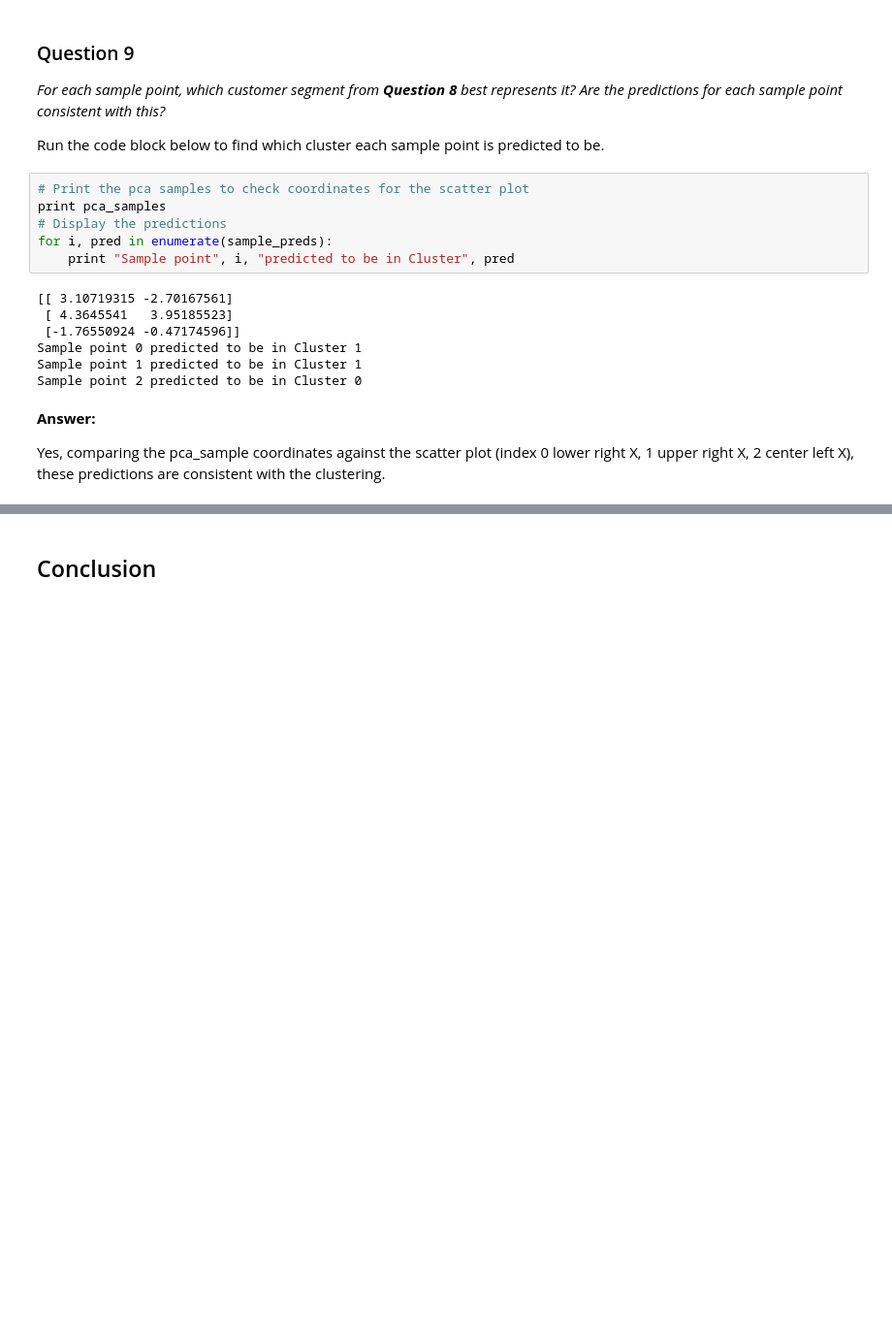
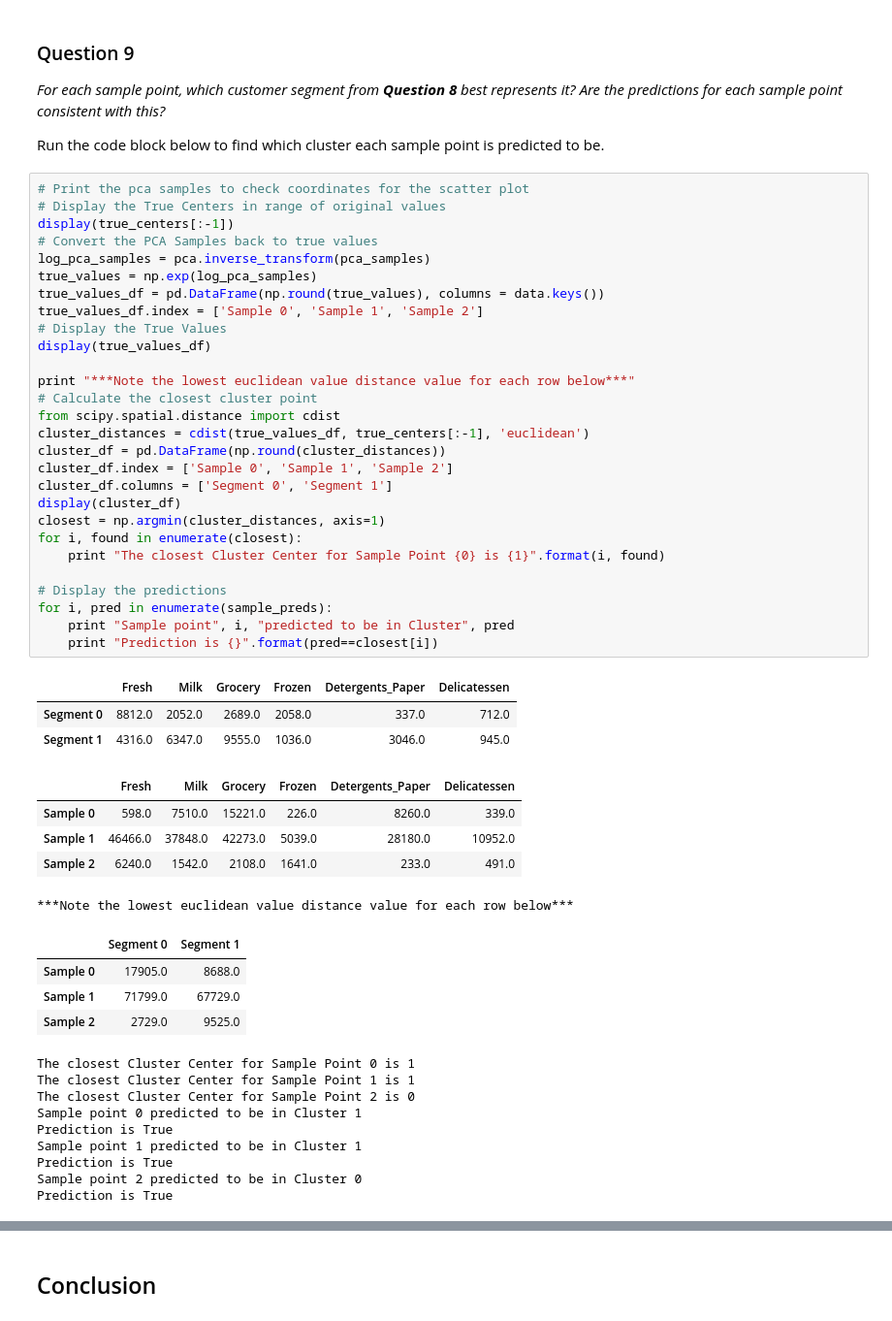
Before and after one commit to gilakos/machine-learning, a Jupyter notebook: projects/creating_customer_segments/customer_segments.ipynb, the cells around one changed output, grey strips where cells are left out. Shown: that part at 97% size. Cells and saved outputs as stored; diff of their text form; blank space fills up the shorter version.

```diff
--- a/projects/creating_customer_segments/customer_segments.ipynb
+++ b/projects/creating_customer_segments/customer_segments.ipynb
@@ -465,20 +481,53 @@ These two market segments could be described as Segment 0 being a cafe/restauran
 *For each sample point, which customer segment from* ***Question 8*** *best represents it? Are the predictions for each sample point consistent with this?*
 
 Run the code block below to find which cluster each sample point is predicted to be.
-# %%
-# Print the pca samples to check coordinates for the scatter plot
-print pca_samples
-# Display the predictions
-for i, pred in enumerate(sample_preds):
-    print "Sample point", i, "predicted to be in Cluster", pred
-# %% [output]
-[[ 3.10719315 -2.70167561]
- [ 4.3645541   3.95185523]
- [-1.76550924 -0.47174596]]
-Sample point 0 predicted to be in Cluster 1
-Sample point 1 predicted to be in Cluster 1
-Sample point 2 predicted to be in Cluster 0
-# %% [markdown]
-**Answer:**
-
-Yes, comparing the pca_sample coordinates against the scatter plot (index 0 lower right X, 1 upper right X, 2 center left X), these predictions are consistent with the clustering.
+# %%
+# Print the pca samples to check coordinates for the scatter plot
+# Display the True Centers in range of original values
+display(true_centers[:-1])
+# Convert the PCA Samples back to true values
+log_pca_samples = pca.inverse_transform(pca_samples)
+true_values = np.exp(log_pca_samples)
+true_values_df = pd.DataFrame(np.round(true_values), columns = data.keys())
+true_values_df.index = ['Sample 0', 'Sample 1', 'Sample 2']
+# Display the True Values
+display(true_values_df)
+
+print "***Note the lowest euclidean value distance value for each row below***"
+# Calculate the closest cluster point
+from scipy.spatial.distance import cdist
+cluster_distances = cdist(true_values_df, true_centers[:-1], 'euclidean')
+cluster_df = pd.DataFrame(np.round(cluster_distances))
+cluster_df.index = ['Sample 0', 'Sample 1', 'Sample 2']
+cluster_df.columns = ['Segment 0', 'Segment 1']
+display(cluster_df)
+closest = np.argmin(cluster_distances, axis=1)
+for i, found in enumerate(closest):
+    print "The closest Cluster Center for Sample Point {0} is {1}".format(i, found)
+
+# Display the predictions
+for i, pred in enumerate(sample_preds):
+    print "Sample point", i, "predicted to be in Cluster", pred
+    print "Prediction is {}".format(pred==closest[i])
+# %% [output]
+|  | Fresh | Milk | Grocery | Frozen | Detergents_Paper | Delicatessen |
+| Segment 0 | 8812.0 | 2052.0 | 2689.0 | 2058.0 | 337.0 | 712.0 |
+| Segment 1 | 4316.0 | 6347.0 | 9555.0 | 1036.0 | 3046.0 | 945.0 |
+|  | Fresh | Milk | Grocery | Frozen | Detergents_Paper | Delicatessen |
+| Sample 0 | 598.0 | 7510.0 | 15221.0 | 226.0 | 8260.0 | 339.0 |
+| Sample 1 | 46466.0 | 37848.0 | 42273.0 | 5039.0 | 28180.0 | 10952.0 |
+| Sample 2 | 6240.0 | 1542.0 | 2108.0 | 1641.0 | 233.0 | 491.0 |
+***Note the lowest euclidean value distance value for each row below***
+|  | Segment 0 | Segment 1 |
+| Sample 0 | 17905.0 | 8688.0 |
+| Sample 1 | 71799.0 | 67729.0 |
+| Sample 2 | 2729.0 | 9525.0 |
+The closest Cluster Center for Sample Point 0 is 1
+The closest Cluster Center for Sample Point 1 is 1
+The closest Cluster Center for Sample Point 2 is 0
+Sample point 0 predicted to be in Cluster 1
+Prediction is True
+Sample point 1 predicted to be in Cluster 1
+Prediction is True
+Sample point 2 predicted to be in Cluster 0
+Prediction is True
```
Also changed, not shown: parts of 12 cells of this notebook, 2 other files.
